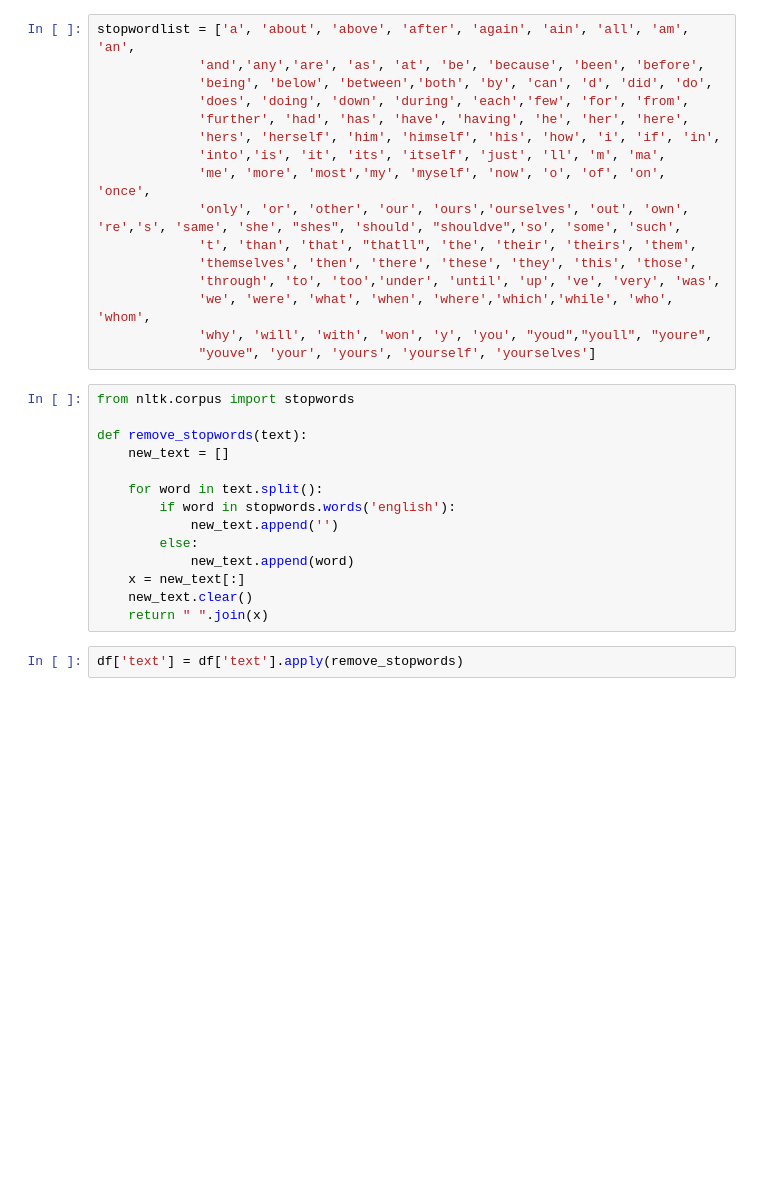
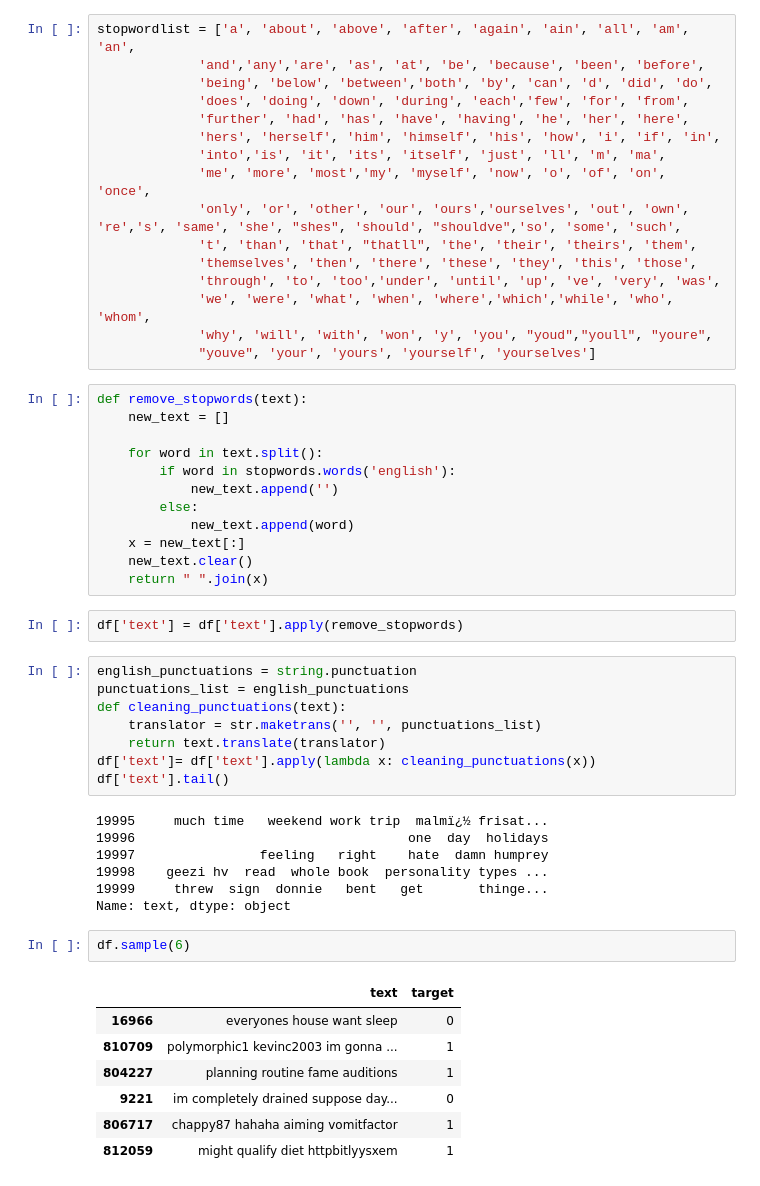
Before and after one commit to shayan-naghizade/ML_Practice, a Jupyter notebook: Sentiment Analysis with SVM/code.ipynb, the cells around one changed output. Saved outputs shown, nothing was run; the diff lists cells and outputs as text; blank space fills up the shorter version.

```diff
--- a/Sentiment Analysis with SVM/code.ipynb
+++ b/Sentiment Analysis with SVM/code.ipynb
@@ -90,8 +96,6 @@ stopwordlist = ['a', 'about', 'above', 'after', 'again', 'ain', 'all', 'am', 'an
              'why', 'will', 'with', 'won', 'y', 'you', "youd","youll", "youre",
              "youve", 'your', 'yours', 'yourself', 'yourselves']
 # %%
-from nltk.corpus import stopwords
-
 def remove_stopwords(text):
     new_text = []
 
@@ -105,3 +109,28 @@ def remove_stopwords(text):
     return " ".join(x)
 # %%
 df['text'] = df['text'].apply(remove_stopwords)
+# %%
+english_punctuations = string.punctuation
+punctuations_list = english_punctuations
+def cleaning_punctuations(text):
+    translator = str.maketrans('', '', punctuations_list)
+    return text.translate(translator)
+df['text']= df['text'].apply(lambda x: cleaning_punctuations(x))
+df['text'].tail()
+# %% [output]
+19995     much time   weekend work trip  malmï¿½ frisat...
+19996                                   one  day  holidays
+19997                feeling   right    hate  damn humprey
+19998    geezi hv  read  whole book  personality types ...
+19999     threw  sign  donnie   bent   get       thinge...
+Name: text, dtype: object
+# %%
+df.sample(6)
+# %% [output]
+|  | text | target |
+| 16966 | everyones house want sleep | 0 |
+| 810709 | polymorphic1 kevinc2003 im gonna ... | 1 |
+| 804227 | planning routine fame auditions | 1 |
+| 9221 | im completely drained suppose day... | 0 |
+| 806717 | chappy87 hahaha aiming vomitfactor | 1 |
+| 812059 | might qualify diet httpbitlyysxem | 1 |
```
Also changed, not shown: parts of 24 cells of this notebook, 3 other files.
